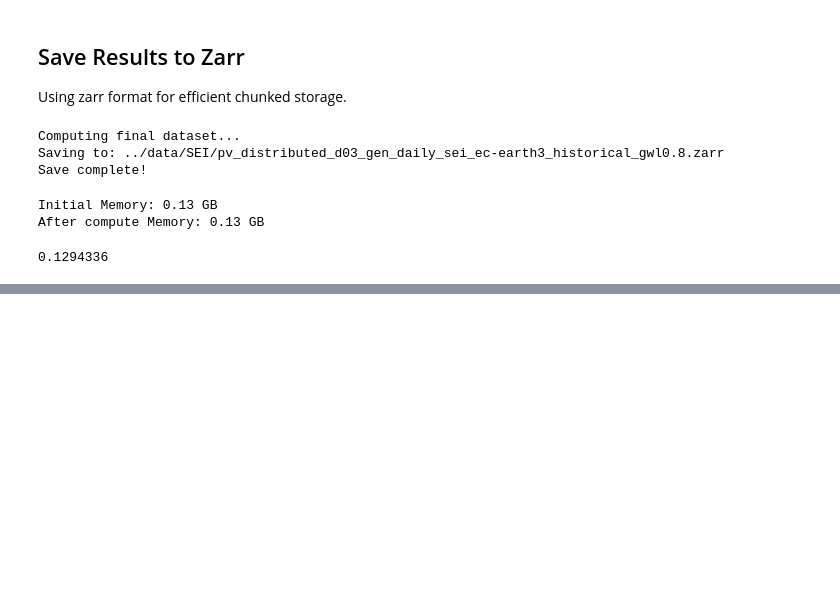
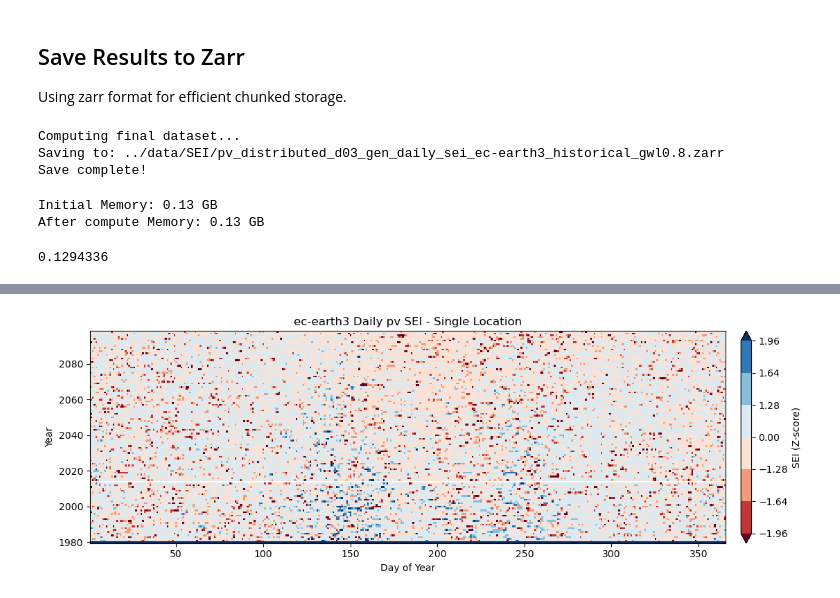
Before and after one commit to Eagle-Rock-Analytics/renewable-analysis, a Jupyter notebook: notebooks/test_less_redundant_window_sei.ipynb, the cells around one changed output, grey strips where cells are left out. Saved outputs shown, nothing was run; the diff lists cells and outputs as text; code cells hidden in the pictures; blank space fills up the shorter version.

```diff
--- a/notebooks/test_less_redundant_window_sei.ipynb
+++ b/notebooks/test_less_redundant_window_sei.ipynb
@@ -370,0 +464,16 @@ After compute Memory: 0.13 GB
+# %%
+fig, ax = plt.subplots(figsize=(12, 4))
+xr.plot.imshow(
+    test.isel(x=80,y=40).sei.T,
+    ax=ax,
+    levels=[-1.96, -1.64, -1.28, 0, 1.28, 1.64, 1.96],
+    cmap="RdBu",
+    cbar_kwargs={'pad': 0.02, 'label': 'SEI (Z-score)'}
+)
+plt.title(f"{simulation} Daily {resource} SEI - Single Location")
+plt.ylabel("Year")
+plt.xlabel("Day of Year")
+plt.tight_layout()
+plt.show()
+# %% [output]
+[figure, added]
```
Also changed, not shown: parts of 3 cells of this notebook, 2 other files.
